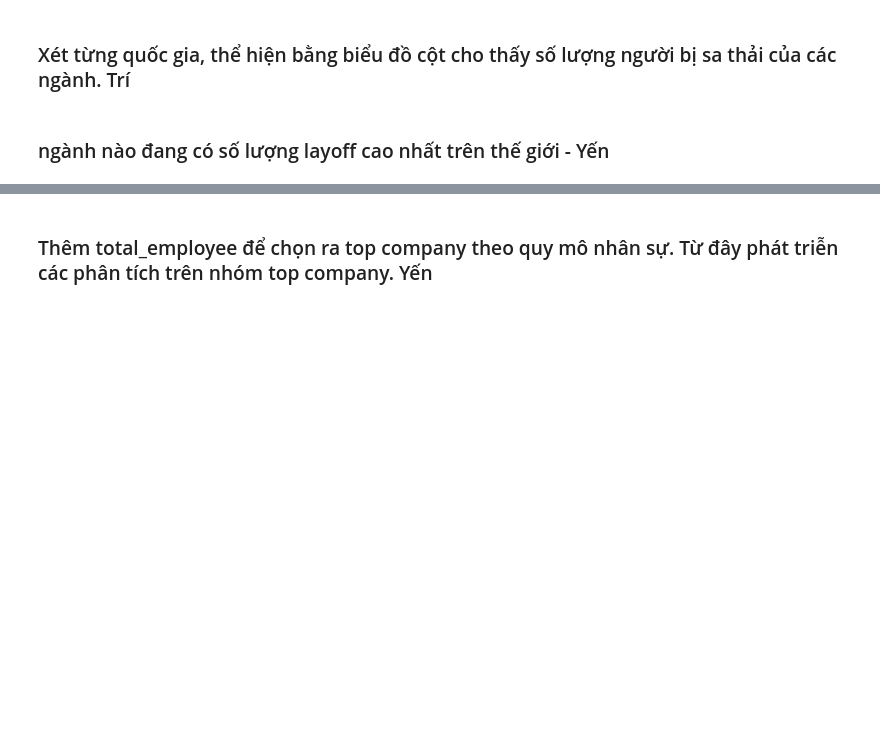
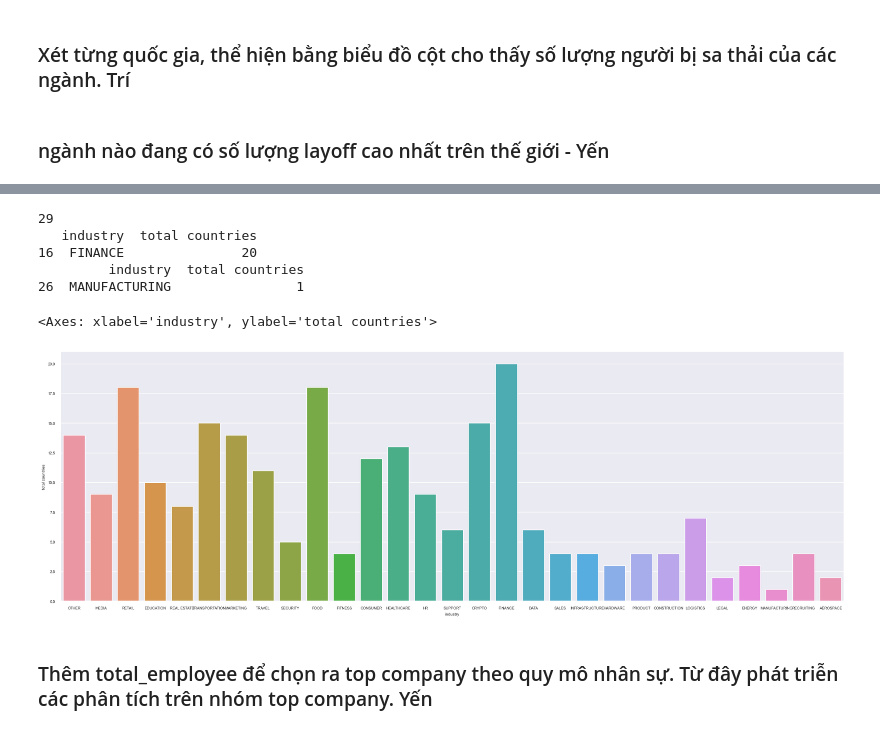
Before and after one commit to vhtnguyen/Layoffs-Visualization-Project, a Jupyter notebook: layoffs-data-visualization/main.ipynb, the cells around one changed output, grey strips where cells are left out. Cells and saved outputs as stored; diff of their text form; code cells hidden in the pictures; blank space fills up the shorter version.

Commit message:
done Hung visualize

```diff
--- a/layoffs-data-visualization/main.ipynb
+++ b/layoffs-data-visualization/main.ipynb
@@ -460,3 +467,60 @@ Name: total_employees, dtype: float64
+# %%
+x= df["industry"].unique()
+print(len(x))
+y=[]
+z=0
+
+for i in range(len(df["industry"].unique())):
+    industryData= df["industry"].unique()[i]
+    industryRows = df[df["industry"]==industryData]
+    countryArr = industryRows["country"].unique()
+
+    res1=0
+    for item in industryRows["total_laid_off"]:
+        res1+=item
+    # print(res1)
+
+
+    totalArrCountry = []
+
+    for item in countryArr:
+        rows = industryRows[industryRows["country"]==item]
+        totalArr = rows["total_laid_off"]
+        sum=0
+        for total in totalArr:
+            sum+=total
+        # print(sum)
+        totalArrCountry.append(sum)
+
+    result=0
+    for item in range(len(countryArr)):
+        if totalArrCountry[item]!=0:
+            result+=1
+
+    y.append(result)
+    z+=result
+
+
+d = {'industry': x, 'total countries': y}
+totalCountryByIndustry = pd.DataFrame(data=d)
+# totalCountryByIndustry
+
+print(totalCountryByIndustry[totalCountryByIndustry["total countries"]==totalCountryByIndustry["total countries"].max()])
+print(totalCountryByIndustry[totalCountryByIndustry["total countries"]==totalCountryByIndustry["total countries"].min()])
+
+
+
+sns.set(font_scale=0.6)
+# sns.set(rc = {'figure.figsize':(25,8)})
+sns.barplot(data=totalCountryByIndustry, x="industry", y="total countries",)
+# %% [output]
+29
+   industry  total countries
+16  FINANCE               20
+         industry  total countries
+26  MANUFACTURING                1
+<Axes: xlabel='industry', ylabel='total countries'>
+[figure, added]
 # %% [markdown]
 ### Thêm total_employee để chọn ra top company theo quy mô nhân sự. Từ đây phát triễn các phân tích trên nhóm top company. Yến
 # %% [markdown]
```
Also changed, not shown: parts of 3 cells of this notebook.
